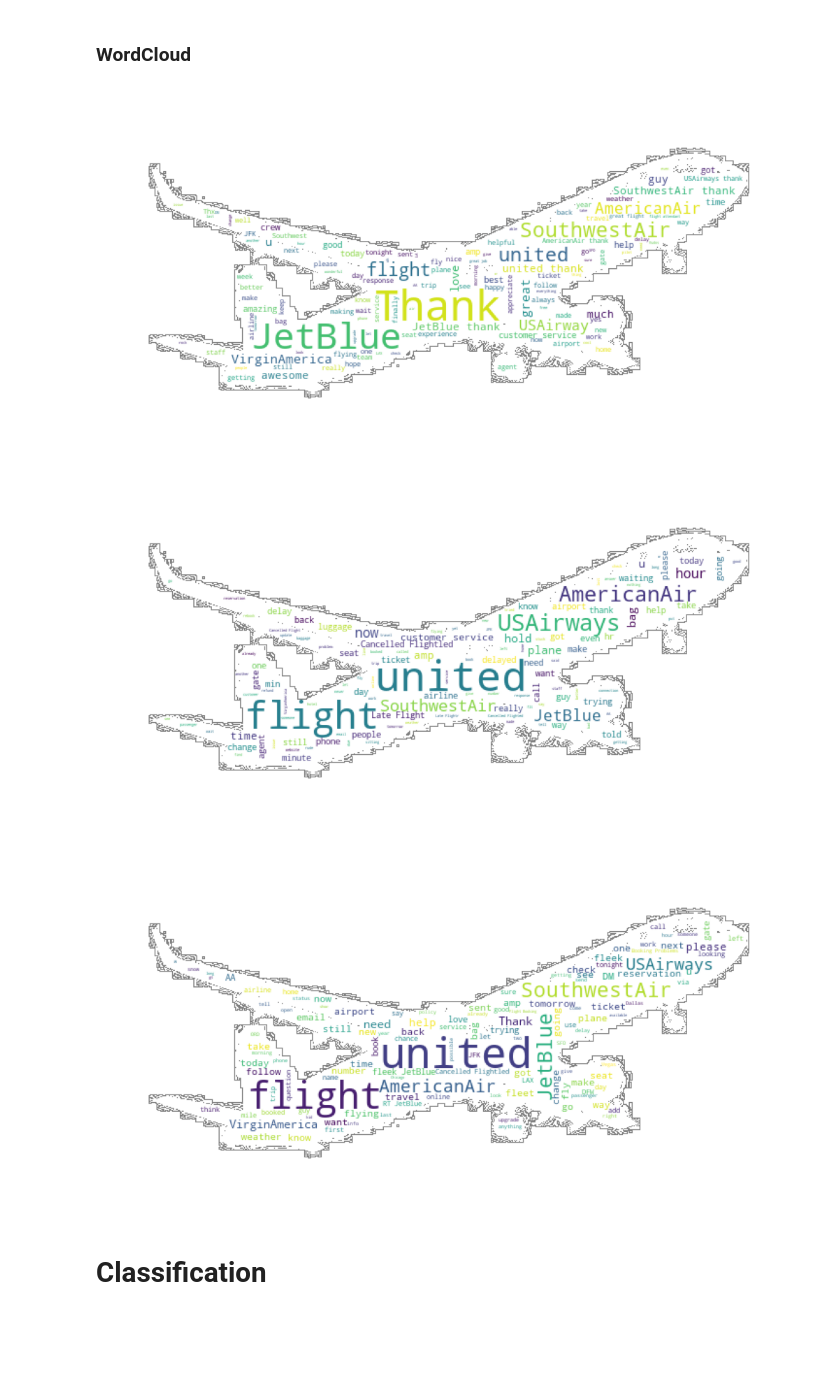
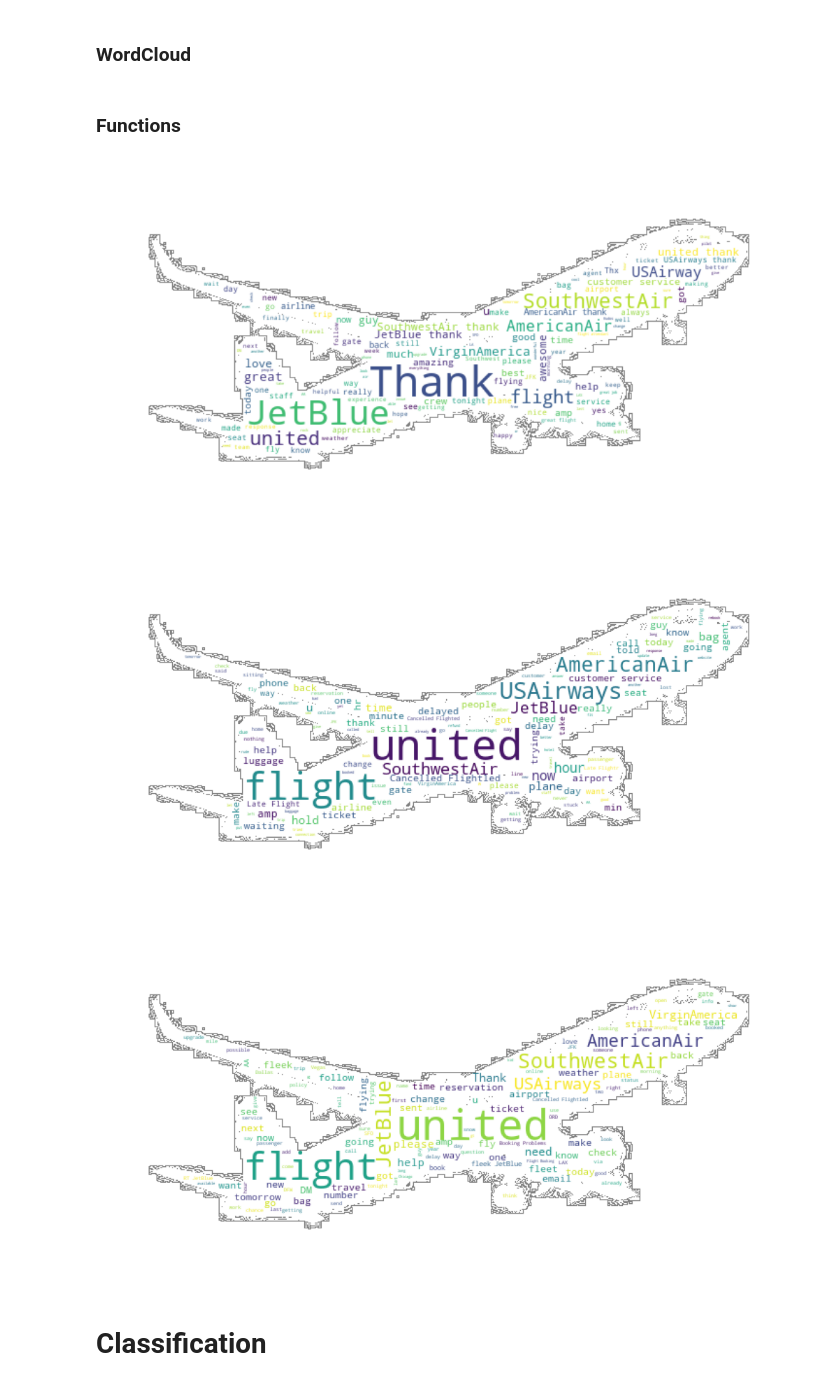
Before and after one commit to gspiga/TweetSentimentAnalysis, a Jupyter notebook: STA_221_Project_Code.ipynb, the cells around one changed output. Cells and saved outputs as stored; diff of their text form; code cells hidden in the pictures; blank space fills up the shorter version.

Commit message:
Finished Multinomial Classification, Image Processing, and Reports

```diff
--- a/STA_221_Project_Code.ipynb
+++ b/STA_221_Project_Code.ipynb
@@ -97,3 +111,5 @@ px.histogram(
 ).update_xaxes(categoryorder = "total descending")
 # %% [markdown]
 ### WordCloud
+# %% [markdown]
+### Functions
@@ -200,9 +402,10 @@ all_tweets_pos = " ".join(tweet_list_pos)
 all_tweets_pos = talk_clean_to_me(all_tweets_pos)
 
 # Create a WordCloud object
-wordcloud_im_pos = wordcloud.WordCloud(
+wordcloud_im_pos = WordCloud(
     stopwords=stopwords,
     background_color="white",
+    mode='RGB',
     contour_color="grey",
     contour_width=0.01,
     mask=plane_mask,
@@ -213,7 +416,7 @@ wordcloud_im_pos = wordcloud.WordCloud(
 
 # Plot the WordCloud image
 plt.figure(figsize=(10, 10), facecolor=None)
-plt.imshow(wordcloud_im_pos)
+plt.imshow(wordcloud_im_pos, interpolation='bilinear')
 plt.axis("off")
 plt.tight_layout(pad=0)
 
@@ -225,9 +428,10 @@ tweet_list_neg = tweets.loc[tweets["airline_sentiment"] == "negative", "text"]
 all_tweets_neg = " ".join(tweet_list_neg)
 
 # Create a WordCloud object
-wordcloud_im_neg = wordcloud.WordCloud(
+wordcloud_im_neg = WordCloud(
     stopwords=stopwords,
-    background_color="white",  # "#ccebfb",
+    background_color="white",
+    mode='RGB',  # "#ccebfb",
     contour_color="grey",
     contour_width=0.01,
     mask=plane_mask,
@@ -236,35 +440,36 @@ wordcloud_im_neg = wordcloud.WordCloud(
     max_words=125,
 ).generate(all_tweets_neg)
 
 # Plot the WordCloud image
 plt.figure(figsize=(10, 10), facecolor=None)
 plt.imshow(wordcloud_im_neg)
 plt.axis("off")
 plt.tight_layout(pad=0)
 
 ### Neutral
 tweet_list_neu = tweets.loc[tweets["airline_sentiment"] == "neutral", "text"]
 
 all_tweets_neu = " ".join(tweet_list_neu)
 
 # Create a WordCloud object
-wordcloud_im_neu = wordcloud.WordCloud(
+wordcloud_im_neu = WordCloud(
     stopwords=stopwords,
-    background_color="white",  # "#ccebfb",
+    background_color="white",
+    mode='RGB',  # "#ccebfb",
     contour_color="grey",
     contour_width=0.01,
     mask=plane_mask,
     # width=1000,
     # height=1000,
     max_words=125,
 ).generate(all_tweets_neu)
 
 # Plot the WordCloud image
 plt.figure(figsize=(10, 10), facecolor=None)
 plt.imshow(wordcloud_im_neu)
 plt.axis("off")
 plt.tight_layout(pad=0)
 # %% [output]
-[figure, old version]
+[figure, new version]
-[figure, old version]
+[figure, new version]
-[figure, old version]
+[figure, new version]
```
Also changed, not shown: parts of 37 cells of this notebook, 5 other files.
